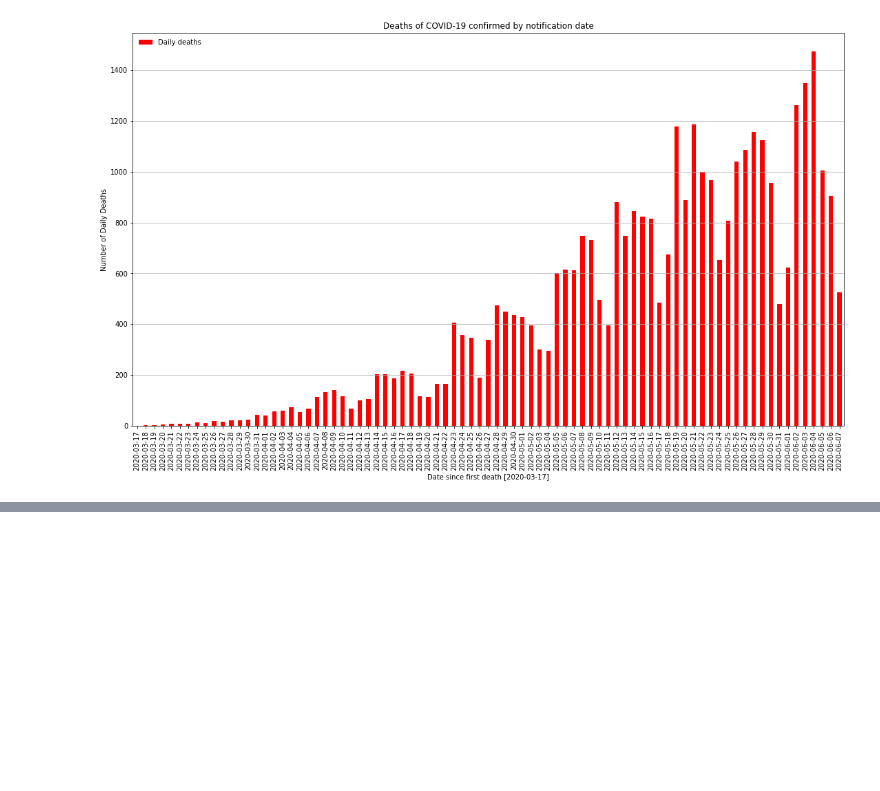
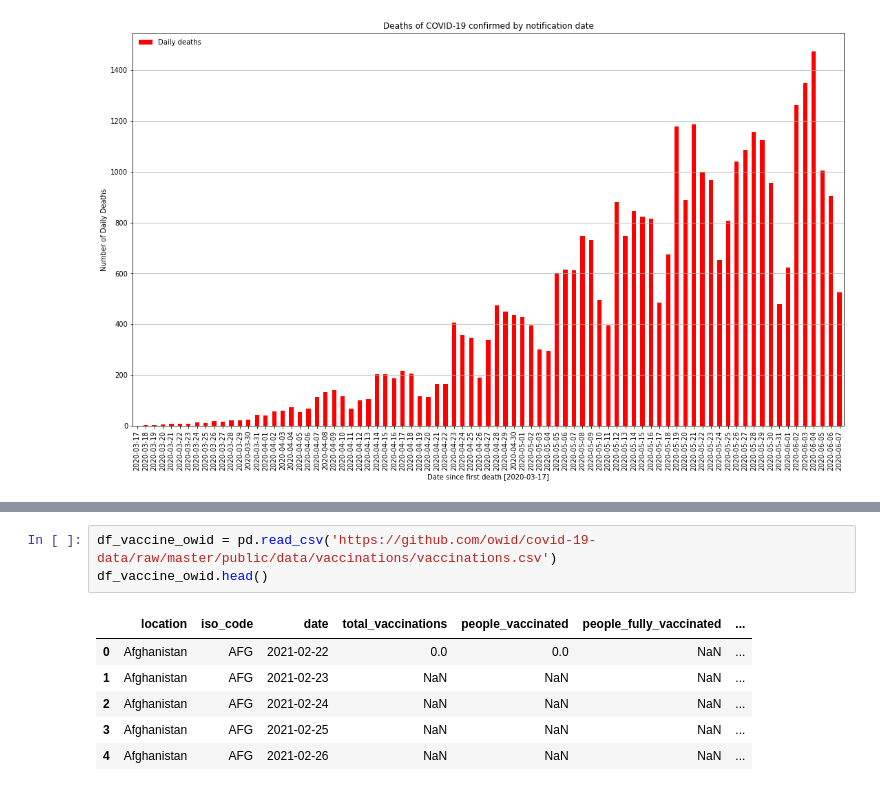
Before and after one commit to marcosmlr/docs_lstm_covid, a Jupyter notebook: DatasetsCOVID.ipynb, the cells around one changed output, grey strips where cells are left out. Cells and saved outputs as stored; diff of their text form; blank space fills up the shorter version.

```diff
--- a/DatasetsCOVID.ipynb
+++ b/DatasetsCOVID.ipynb
@@ -620,0 +664,10 @@ fig.set_size_inches(18.5, 10.5)
+# %%
+df_vaccine_owid = pd.read_csv('https://github.com/owid/covid-19-data/raw/master/public/data/vaccinations/vaccinations.csv')
+df_vaccine_owid.head()
+# %% [output]
+|  | location | iso_code | date | total_vaccinations | people_vaccinated | people_fully_vaccinated | ... |
+| 0 | Afghanistan | AFG | 2021-02-22 | 0.0 | 0.0 | NaN | ... |
+| 1 | Afghanistan | AFG | 2021-02-23 | NaN | NaN | NaN | ... |
+| 2 | Afghanistan | AFG | 2021-02-24 | NaN | NaN | NaN | ... |
+| 3 | Afghanistan | AFG | 2021-02-25 | NaN | NaN | NaN | ... |
+| 4 | Afghanistan | AFG | 2021-02-26 | NaN | NaN | NaN | ... |
```
Also changed, not shown: parts of 12 cells of this notebook.
